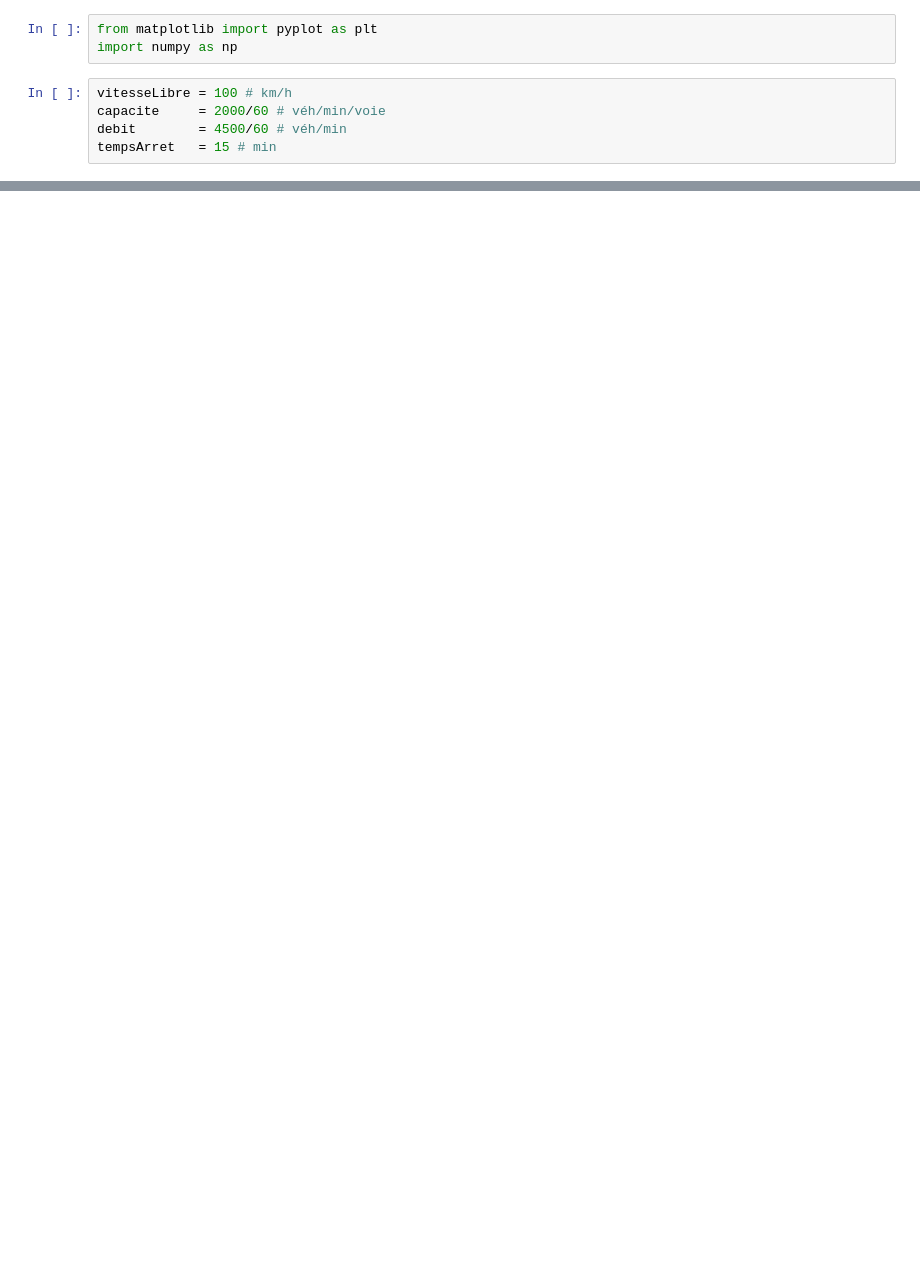
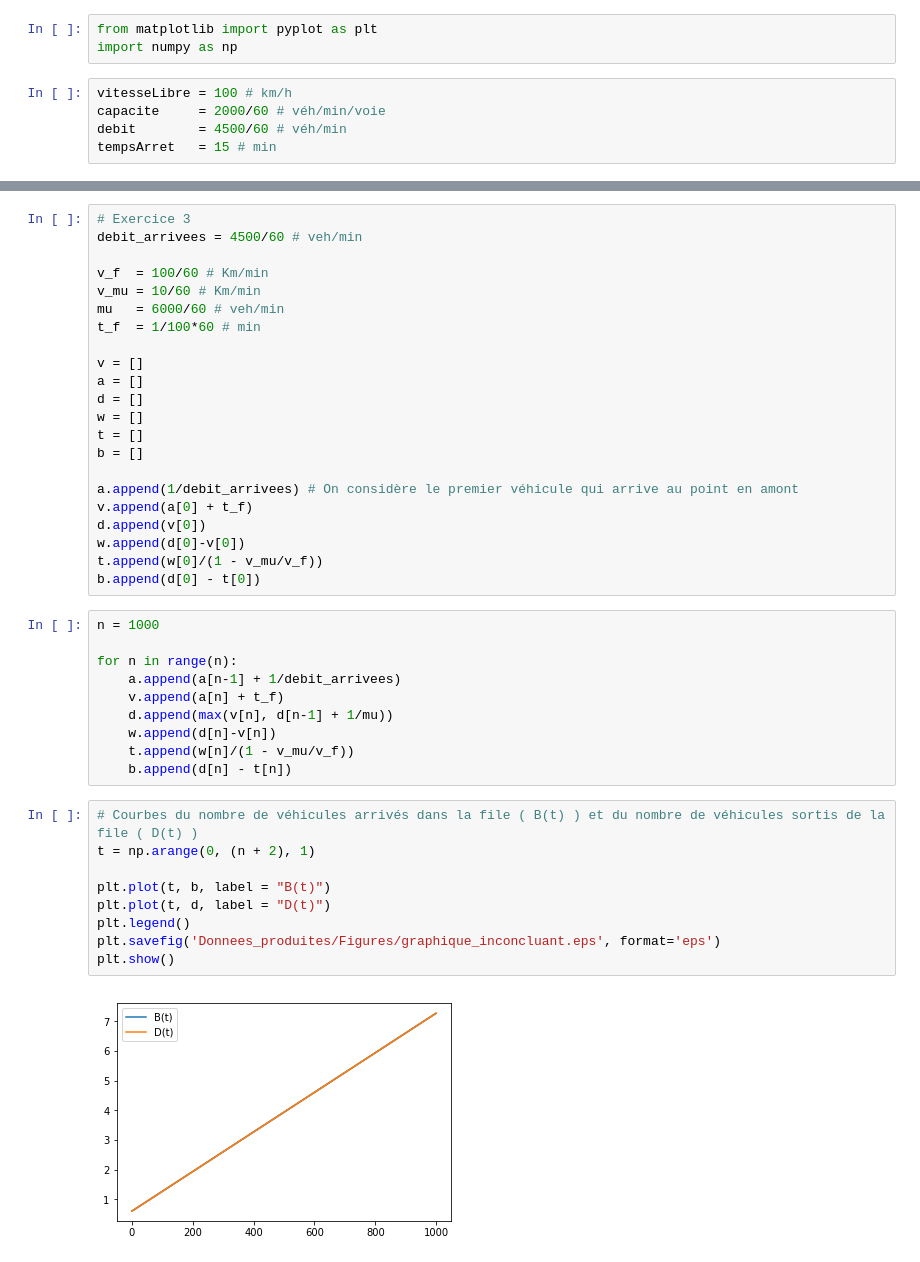
Before and after one commit to FinestStone/CIV6705, a Jupyter notebook: Devoir 2/Exercice 2.ipynb, the cells around one changed output, grey strips where cells are left out. Cells and saved outputs as stored; diff of their text form; blank space fills up the shorter version.

Commit message:
Finished second exercice

```diff
--- a/Devoir 2/Exercice 2.ipynb
+++ b/Devoir 2/Exercice 2.ipynb
@@ -55,0 +144,43 @@ debit = 4000
+# %%
+# Exercice 3
+debit_arrivees = 4500/60 # veh/min
+
+v_f  = 100/60 # Km/min
+v_mu = 10/60 # Km/min
+mu   = 6000/60 # veh/min
+t_f  = 1/100*60 # min
+
+v = []
+a = []
+d = []
+w = []
+t = []
+b = []
+
+a.append(1/debit_arrivees) # On considère le premier véhicule qui arrive au point en amont
+v.append(a[0] + t_f)
+d.append(v[0])
+w.append(d[0]-v[0])
+t.append(w[0]/(1 - v_mu/v_f))
+b.append(d[0] - t[0])
+# %%
+n = 1000
+
+for n in range(n):
+    a.append(a[n-1] + 1/debit_arrivees)
+    v.append(a[n] + t_f)
+    d.append(max(v[n], d[n-1] + 1/mu))
+    w.append(d[n]-v[n])
+    t.append(w[n]/(1 - v_mu/v_f))
+    b.append(d[n] - t[n])
+# %%
+# Courbes du nombre de véhicules arrivés dans la file ( B(t) ) et du nombre de véhicules sortis de la file ( D(t) )
+t = np.arange(0, (n + 2), 1)
+
+plt.plot(t, b, label = "B(t)")
+plt.plot(t, d, label = "D(t)")
+plt.legend()
+plt.savefig('Donnees_produites/Figures/graphique_inconcluant.eps', format='eps')
+plt.show()
+# %% [output]
+[figure, added]
```
Also changed, not shown: parts of 21 cells of this notebook.
